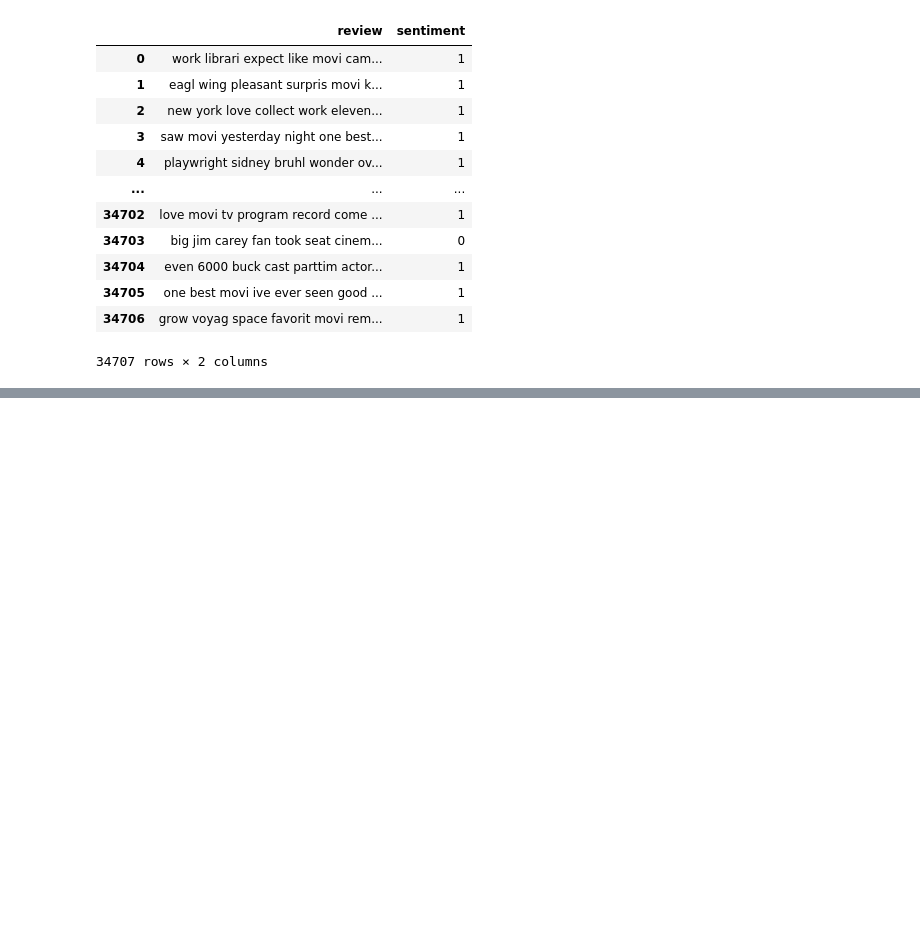
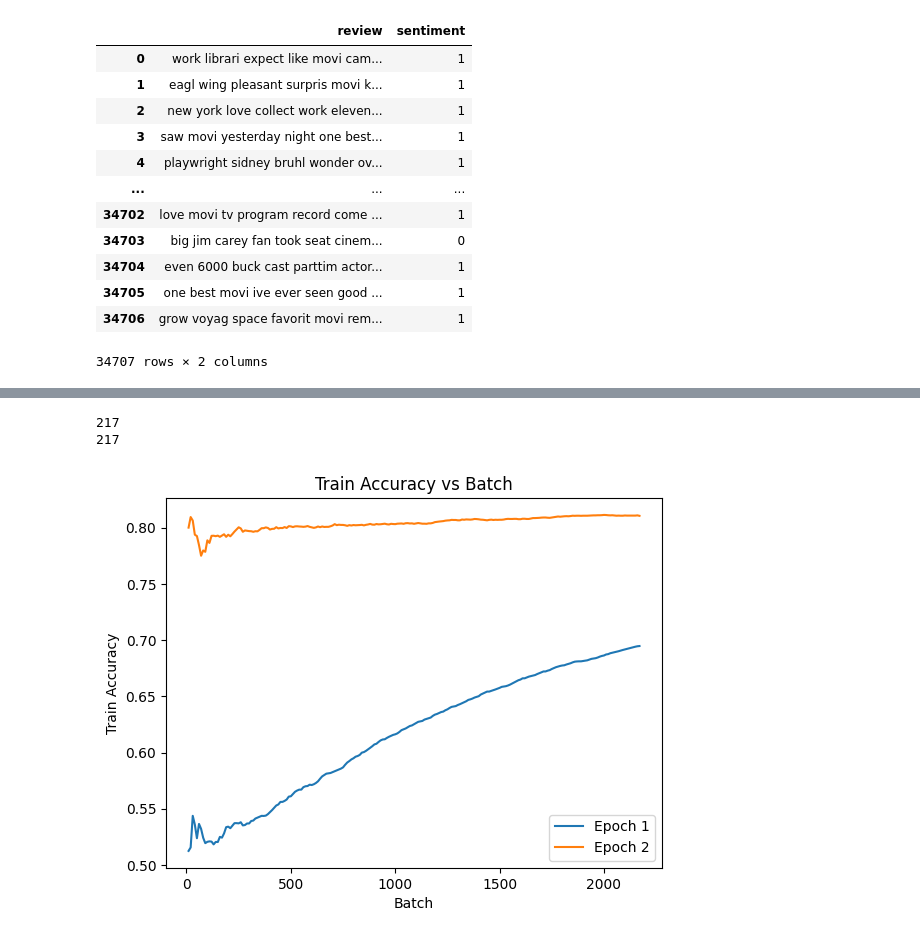
Before and after one commit to timosch11/imdb-dataset-exploration, a Jupyter notebook: sentiment_analysis/sentiment_analysis2.ipynb, the cells around one changed output, grey strips where cells are left out. Drawn from its saved outputs; the diff is of its cells as text; code cells hidden in the pictures; blank space fills up the shorter version.

```diff
--- a/sentiment_analysis/sentiment_analysis2.ipynb
+++ b/sentiment_analysis/sentiment_analysis2.ipynb
@@ -80,3 +63,3 @@ val_dataset = SentimentDataset(val["review"], val["sentiment"])
 test_dataset = SentimentDataset(test["review"], test["sentiment"])
 # %%
-epochs = 5
+epochs = 2
@@ -109,12 +79,0 @@ Defining the Train and Validation Data Loaders and Specifying the Device for Tra
-# %%
-# Define the train data loader
-train_loader = DataLoader(train_dataset, batch_size=16, shuffle=True)
-
-# Define the validation data loader
-val_loader = DataLoader(val_dataset, batch_size=16, shuffle=False)
-
-# Specify the device to use for training (CPU or GPU)
-device = torch.device("cuda" if torch.cuda.is_available() else "cpu")
-
-# Move the model to the specified device
-model = model.to(device)
@@ -122,0 +80,5 @@ Training the DistilBERT Model for Sentiment Analysis
+# %%
+# Define the train and validation data loaders
+batch_size= 16
+train_loader = DataLoader(train_dataset, batch_size=batch_size, shuffle=True)
+val_loader = DataLoader(val_dataset, batch_size=batch_size, shuffle=False)
@@ -221,0 +202,51 @@ KeyboardInterrupt:
+# %%
+
+import re
+import matplotlib.pyplot as plt
+
+# Open and read the text file
+with open('models/model_stats.txt', 'r') as f:
+    contents = f.read()
+
+# Initialize empty lists for data
+epoch = []
+batch = []
+elapsed_time = []
+remaining_time = []
+train_acc = []
+
+# Extract data from each line in the file
+for line in contents.split('\n'):
+    # Use regular expressions to extract data
+    epoch_match = re.search('Epoch: (\d+)/\d+', line)
+    batch_match = re.search('Batch: (\d+)/(\d+)', line)
+    time_match = re.search('Elapsed Time: ([\d\.]+)s - Remaining Time: ([\d\.]+)s', line)
+    acc_match = re.search('Train Acc: ([\d\.]+)', line)
+
+    # Append extracted data to their respective lists
+    if epoch_match:
+        epoch.append(int(epoch_match.group(1)))
+        # Append empty lists for each epoch to store batch and train accuracy data
+        batch.append([])
+        train_acc.append([])
+    if batch_match:
+        # Append batch and train accuracy data to the current epoch
+        batch[-1].append(int(batch_match.group(1)))
+    if acc_match:
+        train_acc[-1].append(float(acc_match.group(1)))
+
+# Plot the train accuracy for each epoch against batch
+for i in range(len(epoch)):
+    print(len(batch[i]))
+    train_acc[i] = train_acc[i][:len(batch[i])]
+    plt.plot(batch[i], train_acc[i], label='Epoch {}'.format(epoch[i]))
+
+plt.xlabel('Batch')
+plt.ylabel('Train Accuracy')
+plt.title('Train Accuracy vs Batch')
+plt.legend()
+plt.show()
+# %% [output]
+217
+217
+[figure, added]
```
Also changed, not shown: parts of 13 cells of this notebook, 4 other files.
